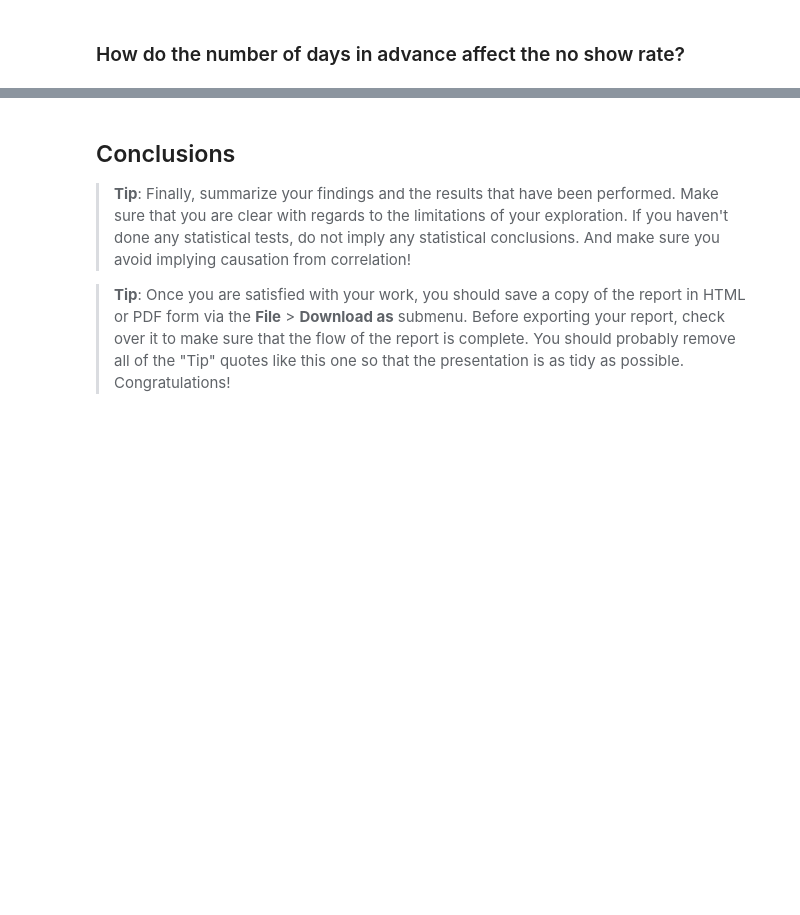
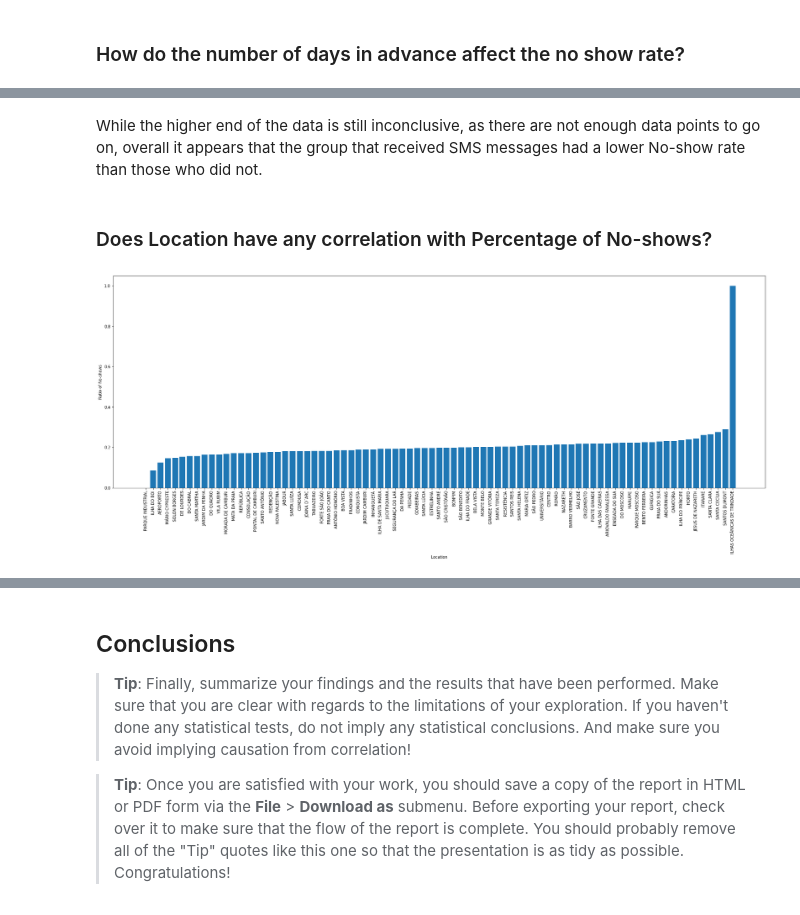
Before and after one commit to SeraphDev6/Investigate-a-Dataset, a Jupyter notebook: Investigating_causes_of_missed_appoinments.ipynb, the cells around one changed output, grey strips where cells are left out. Saved outputs shown, nothing was run; the diff lists cells and outputs as text; code cells hidden in the pictures; blank space fills up the shorter version.

```diff
--- a/Investigating_causes_of_missed_appoinments.ipynb
+++ b/Investigating_causes_of_missed_appoinments.ipynb
@@ -364,0 +376,13 @@ sns.histplot(data =df, x= "DaysInAdvance")
+# %% [markdown]
+While the higher end of the data is still inconclusive, as there are not enough data points to go on, overall it appears that the group that received SMS messages had a lower No-show rate than those who did not.
+# %% [markdown]
+### Does Location have any correlation with Percentage of No-shows?
+# %%
+data = df.groupby("Neighborhood")["No-show"].mean().sort_values()
+fig, ax = plt.subplots(figsize=(30,10))
+ax.bar(x = data.index, height= list(data));
+ax.set_xlabel("Location")
+ax.set_xticks(data.index, data.index ,rotation="vertical")
+ax.set_ylabel("Ratio of No-shows");
+# %% [output]
+[figure, added]
```
Also changed, not shown: parts of 14 cells of this notebook, 1 other file.
